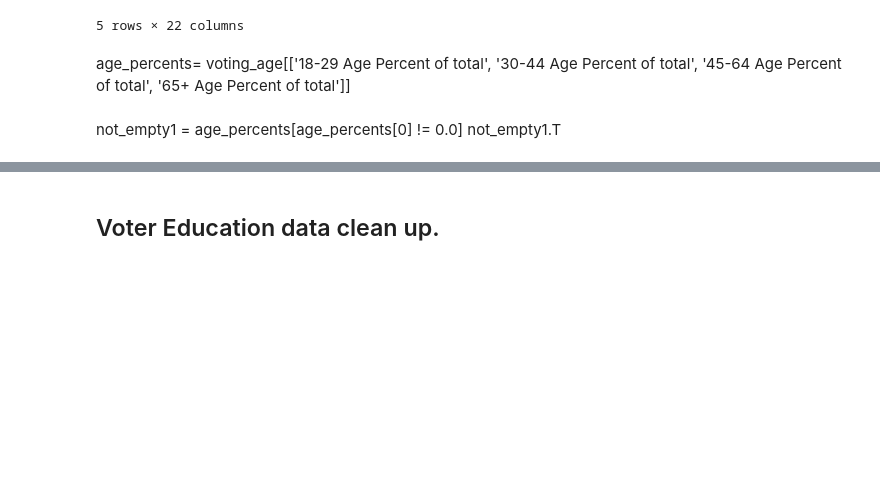
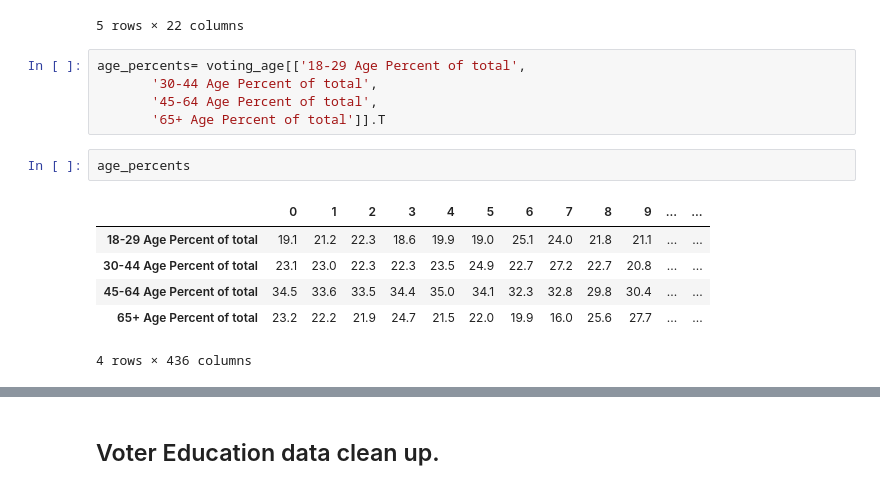
Before and after one commit to tthoang/Reading-Between-the-Gerrymandered-Lines, a Jupyter notebook: notebooks/demographics_eda.ipynb, the cells around one changed output, grey strips where cells are left out. Cells and saved outputs as stored; diff of their text form; blank space fills up the shorter version.

```diff
--- a/notebooks/demographics_eda.ipynb
+++ b/notebooks/demographics_eda.ipynb
@@ -489,11 +489,17 @@ voting_age.tail()
 | 434 | WI-8 | WI | Wisconsin | 8 | 556205 | ... |
 | 435 | WY-At-large | WY | Wyoming | At-large | 433644 | ... |
 5 rows × 22 columns
-# %% [markdown]
-age_percents= voting_age[['18-29 Age Percent of total',
-       '30-44 Age Percent of total',
-       '45-64 Age Percent of total',
-       '65+ Age Percent of total']]
-# %% [markdown]
-not_empty1 = age_percents[age_percents[0] != 0.0]
-not_empty1.T
+# %%
+age_percents= voting_age[['18-29 Age Percent of total',
+       '30-44 Age Percent of total',
+       '45-64 Age Percent of total',
+       '65+ Age Percent of total']].T
+# %%
+age_percents
+# %% [output]
+|  | 0 | 1 | 2 | 3 | 4 | 5 | 6 | 7 | 8 | 9 | ... | ... |
+| 18-29 Age Percent of total | 19.1 | 21.2 | 22.3 | 18.6 | 19.9 | 19.0 | 25.1 | 24.0 | 21.8 | 21.1 | ... | ... |
+| 30-44 Age Percent of total | 23.1 | 23.0 | 22.3 | 22.3 | 23.5 | 24.9 | 22.7 | 27.2 | 22.7 | 20.8 | ... | ... |
+| 45-64 Age Percent of total | 34.5 | 33.6 | 33.5 | 34.4 | 35.0 | 34.1 | 32.3 | 32.8 | 29.8 | 30.4 | ... | ... |
+| 65+ Age Percent of total | 23.2 | 22.2 | 21.9 | 24.7 | 21.5 | 22.0 | 19.9 | 16.0 | 25.6 | 27.7 | ... | ... |
+4 rows × 436 columns
```
Also changed, not shown: parts of 45 cells of this notebook.
